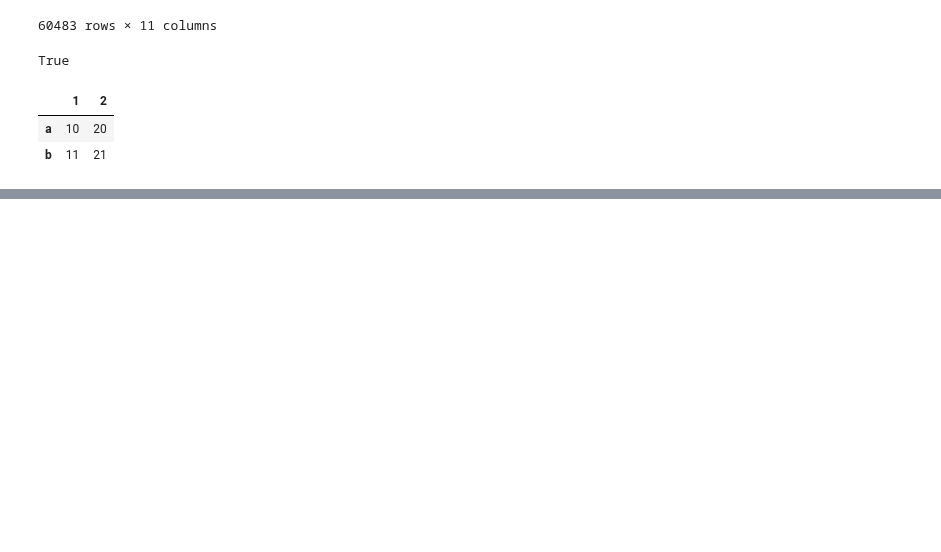
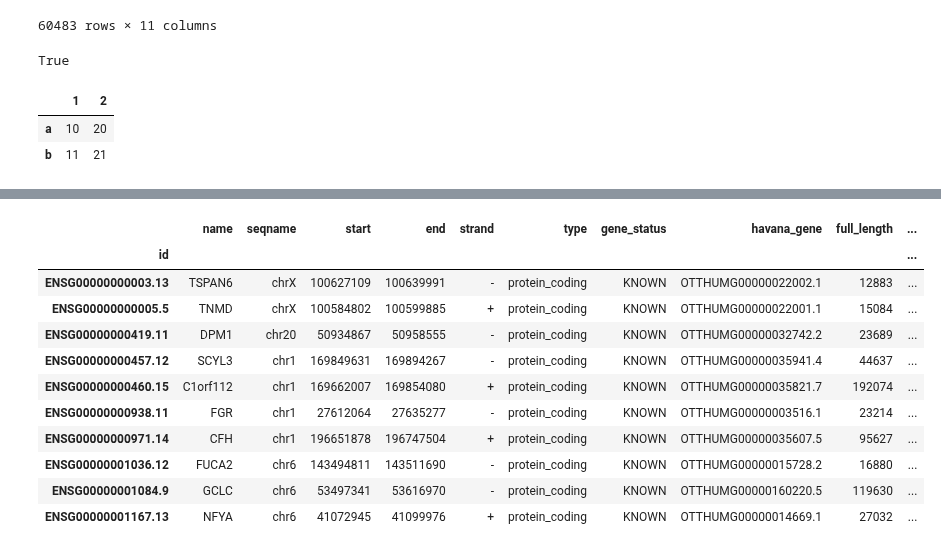
Before and after one commit to andrew-weisman/target_classification, a Jupyter notebook: main.ipynb, the cells around one changed output, grey strips where cells are left out. Saved outputs shown, nothing was run; the diff lists cells and outputs as text; code cells hidden in the pictures; blank space fills up the shorter version.

```diff
--- a/main.ipynb
+++ b/main.ipynb
@@ -218,0 +436,15 @@ df_gencode
+# %%
+df_gdc[:10]
+# %% [output]
+|  | name | seqname | start | end | strand | type | gene_status | havana_gene | full_length | ... |
+| id |  |  |  |  |  |  |  |  |  | ... |
+| ENSG00000000003.13 | TSPAN6 | chrX | 100627109 | 100639991 | - | protein_coding | KNOWN | OTTHUMG00000022002.1 | 12883 | ... |
+| ENSG00000000005.5 | TNMD | chrX | 100584802 | 100599885 | + | protein_coding | KNOWN | OTTHUMG00000022001.1 | 15084 | ... |
+| ENSG00000000419.11 | DPM1 | chr20 | 50934867 | 50958555 | - | protein_coding | KNOWN | OTTHUMG00000032742.2 | 23689 | ... |
+| ENSG00000000457.12 | SCYL3 | chr1 | 169849631 | 169894267 | - | protein_coding | KNOWN | OTTHUMG00000035941.4 | 44637 | ... |
+| ENSG00000000460.15 | C1orf112 | chr1 | 169662007 | 169854080 | + | protein_coding | KNOWN | OTTHUMG00000035821.7 | 192074 | ... |
+| ENSG00000000938.11 | FGR | chr1 | 27612064 | 27635277 | - | protein_coding | KNOWN | OTTHUMG00000003516.1 | 23214 | ... |
+| ENSG00000000971.14 | CFH | chr1 | 196651878 | 196747504 | + | protein_coding | KNOWN | OTTHUMG00000035607.5 | 95627 | ... |
+| ENSG00000001036.12 | FUCA2 | chr6 | 143494811 | 143511690 | - | protein_coding | KNOWN | OTTHUMG00000015728.2 | 16880 | ... |
+| ENSG00000001084.9 | GCLC | chr6 | 53497341 | 53616970 | - | protein_coding | KNOWN | OTTHUMG00000160220.5 | 119630 | ... |
+| ENSG00000001167.13 | NFYA | chr6 | 41072945 | 41099976 | + | protein_coding | KNOWN | OTTHUMG00000014669.1 | 27032 | ... |
```
Also changed, not shown: parts of 32 cells of this notebook.
